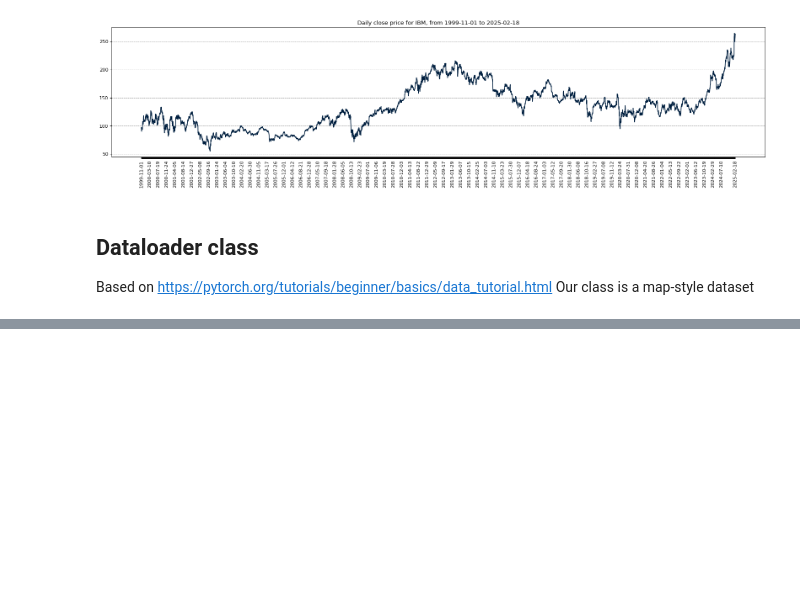
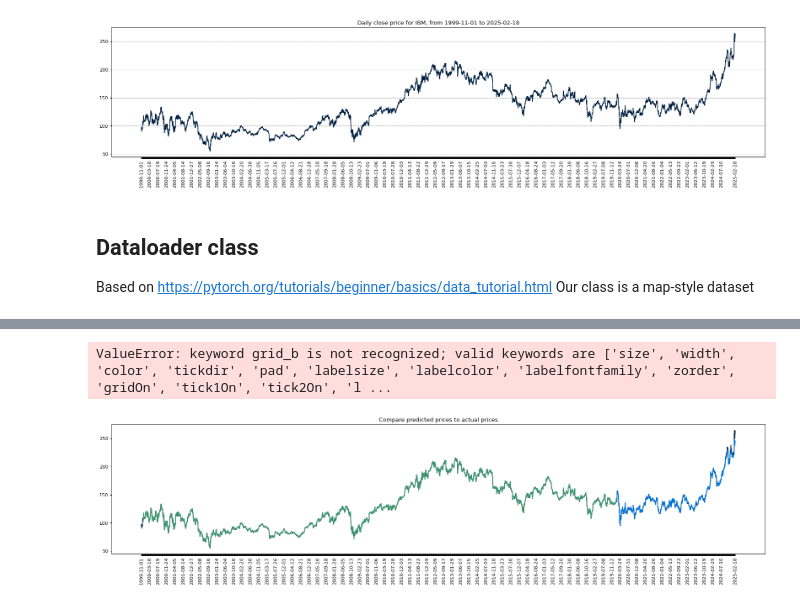
Before and after one commit to Daiyan-Zubaier/Stock-Price-Predictor, a Jupyter notebook: Stock_Predictor_Daiyan_&_Rajit.ipynb, the cells around one changed output, grey strips where cells are left out. Cells and saved outputs as stored; diff of their text form; code cells hidden in the pictures; blank space fills up the shorter version.

Commit message:
Finished model

```diff
--- a/Stock_Predictor_Daiyan_&_Rajit.ipynb
+++ b/Stock_Predictor_Daiyan_&_Rajit.ipynb
@@ -244,0 +339,54 @@ Validation data shape (1269, 20, 1) (1269,)
+# %%
+# re-initialize to ensure, data isnt shuffled when presenting data
+train_dataloader = DataLoader(train_dataset, batch_size=config["training"]["batch_size"], shuffle=False)
+val_dataloader = DataLoader(val_dataset, batch_size=config["training"]["batch_size"], shuffle=False)
+
+model.eval()  # Prime for validation and testing
+
+# predict on the training data, to see how well the model managed to learn and memorize
+predicted_train = np.array([])
+
+for idx, (x, y) in enumerate(train_dataloader):
+    x = x.to(config["training"]["device"])
+    out = model(x)
+    out = out.cpu().detach().numpy()
+    predicted_train = np.concatenate((predicted_train, out))
+
+# predict on the validation data, to see how the model does
+
+predicted_val = np.array([])
+
+for (x, y) in val_dataloader:
+    x = x.to(config["training"]["device"])
+    out = model(x)                          # Forward prop
+    out = out.cpu().detach().numpy()        # Converting output tensor into a numpy array
+    predicted_val = np.concatenate((predicted_val, out))
+
+# prepare data for plotting
+
+to_plot_data_y_train_pred = np.zeros(num_data_points)
+to_plot_data_y_val_pred = np.zeros(num_data_points)
+
+to_plot_data_y_train_pred[config["data"]["window_size"]:split_index+config["data"]["window_size"]] = scaler.inverse_transform(predicted_train)
+to_plot_data_y_val_pred[split_index+config["data"]["window_size"]:] = scaler.inverse_transform(predicted_val)
+
+to_plot_data_y_train_pred = np.where(to_plot_data_y_train_pred == 0, None, to_plot_data_y_train_pred)
+to_plot_data_y_val_pred = np.where(to_plot_data_y_val_pred == 0, None, to_plot_data_y_val_pred)
+
+# plots
+
+fig = figure(figsize=(25, 5), dpi=80)
+fig.patch.set_facecolor((1.0, 1.0, 1.0))
+plt.plot(data_date, data_close_price, label="Actual prices", color=config["plots"]["color_actual"])
+plt.plot(data_date, to_plot_data_y_train_pred, label="Predicted prices (train)", color=config["plots"]["color_pred_train"])
+plt.plot(data_date, to_plot_data_y_val_pred, label="Predicted prices (validation)", color=config["plots"]["color_pred_val"])
+plt.title("Compare predicted prices to actual prices")
+xticks = [data_date[i] if ((i%config["plots"]["xticks_interval"]==0 and (num_data_points-i) > config["plots"]["xticks_interval"]) or i==num_data_points-1) else None for i in range(num_data_points)] # make x ticks nice
+x = np.arange(0,len(xticks))
+plt.xticks(x, xticks, rotation='vertical')
+plt.grid(b=None, which='major', axis='y', linestyle='--')
+plt.legend()
+plt.show()
+# %% [output]
+ValueError: keyword grid_b is not recognized; valid keywords are ['size', 'width', 'color', 'tickdir', 'pad', 'labelsize', 'labelcolor', 'labelfontfamily', 'zorder', 'gridOn', 'tick1On', 'tick2On', 'l ...
+[figure, added]
```
Also changed, not shown: parts of 4 cells of this notebook.
